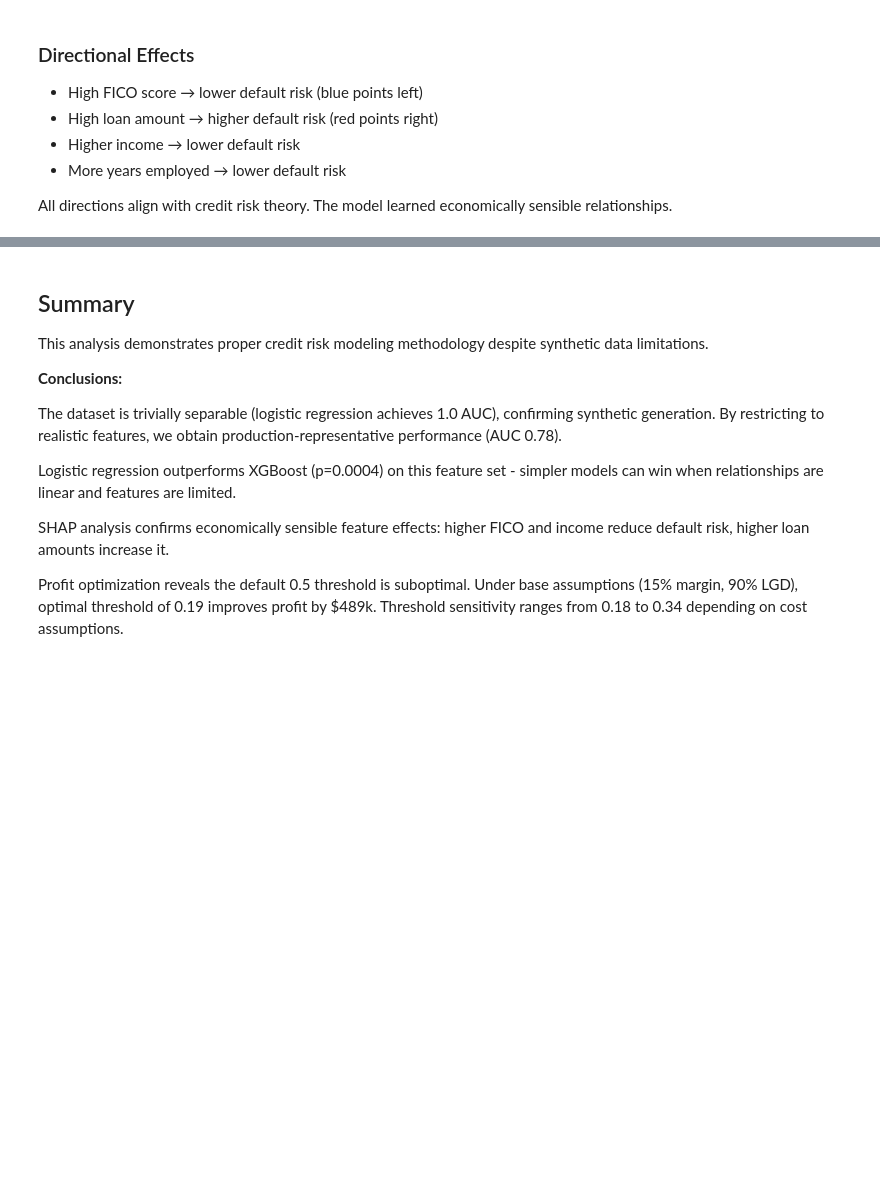
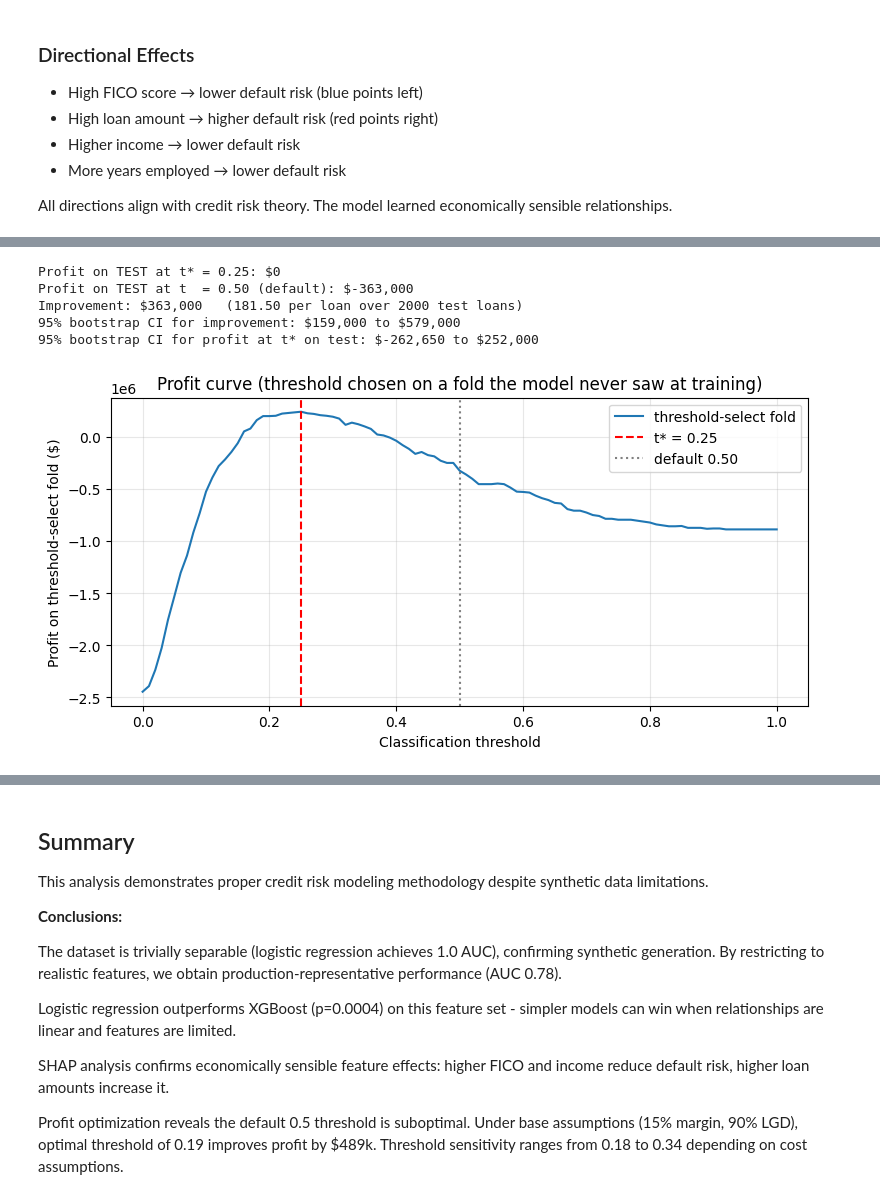
Before and after one commit to thylinao1/JPMC-Quantitative-Researcher, a Jupyter notebook: Risk Estimation-5.ipynb, the cells around one changed output, grey strips where cells are left out. Drawn from its saved outputs; the diff is of its cells as text; code cells hidden in the pictures; blank space fills up the shorter version.

```diff
--- a/Risk Estimation-5.ipynb
+++ b/Risk Estimation-5.ipynb
@@ -424,0 +421,61 @@ This highlights the importance of accurate cost estimation before deployment.
+# %%
+import matplotlib.pyplot as plt
+
+# Report profit at t* on the held-out test fold. This is the honest
+# headline.
+test_at_star = profit_at_threshold(
+    probs_te, y_te.values, t_star,
+    LOAN_AMOUNT, PROFIT_MARGIN, LOSS_GIVEN_DEFAULT,
+)
+test_at_half = profit_at_threshold(
+    probs_te, y_te.values, 0.5,
+    LOAN_AMOUNT, PROFIT_MARGIN, LOSS_GIVEN_DEFAULT,
+)
+print(f"Profit on TEST at t* = {t_star:.2f}: ${test_at_star['profit']:,.0f}")
+print(f"Profit on TEST at t  = 0.50 (default): ${test_at_half['profit']:,.0f}")
+improvement = test_at_star["profit"] - test_at_half["profit"]
+n_te = test_at_star["n"]
+print(f"Improvement: ${improvement:,.0f}   ({improvement/n_te:.2f} per loan over {n_te} test loans)")
+
+# Bootstrap a 95% CI on the test-fold improvement.
+rng = np.random.default_rng(42)
+boot_improvements = np.empty(2000)
+for i in range(2000):
+    idx = rng.integers(0, n_te, size=n_te)
+    p_star = profit_at_threshold(
+        probs_te[idx], y_te.values[idx], t_star,
+        LOAN_AMOUNT, PROFIT_MARGIN, LOSS_GIVEN_DEFAULT,
+    )["profit"]
+    p_half = profit_at_threshold(
+        probs_te[idx], y_te.values[idx], 0.5,
+        LOAN_AMOUNT, PROFIT_MARGIN, LOSS_GIVEN_DEFAULT,
+    )["profit"]
+    boot_improvements[i] = p_star - p_half
+imp_lo, imp_hi = np.quantile(boot_improvements, [0.025, 0.975])
+print(f"95% bootstrap CI for improvement: ${imp_lo:,.0f} to ${imp_hi:,.0f}")
+
+# Also a CI on the raw profit at t* on the test fold.
+ci = bootstrap_profit_ci(
+    probs_te, y_te.values, t_star,
+    LOAN_AMOUNT, PROFIT_MARGIN, LOSS_GIVEN_DEFAULT,
+    n_boot=2000, seed=42,
+)
+print(f"95% bootstrap CI for profit at t* on test: ${ci['lo']:,.0f} to ${ci['hi']:,.0f}")
+
+# Show the threshold-select profit curve and where t* lands.
+plt.figure(figsize=(9, 4))
+plt.plot(sweep["grid"], sweep["profits"], label="threshold-select fold")
+plt.axvline(t_star, color="red", linestyle="--", label=f"t* = {t_star:.2f}")
+plt.axvline(0.5, color="gray", linestyle=":", label="default 0.50")
+plt.xlabel("Classification threshold")
+plt.ylabel("Profit on threshold-select fold ($)")
+plt.title("Profit curve (threshold chosen on a fold the model never saw at training)")
+plt.legend(); plt.grid(alpha=0.3)
+plt.show()
+# %% [output]
+Profit on TEST at t* = 0.25: $0
+Profit on TEST at t  = 0.50 (default): $-363,000
+Improvement: $363,000   (181.50 per loan over 2000 test loans)
+95% bootstrap CI for improvement: $159,000 to $579,000
+95% bootstrap CI for profit at t* on test: $-262,650 to $252,000
+[figure, added]
```
Also changed, not shown: parts of 13 cells of this notebook, 12 other files.
